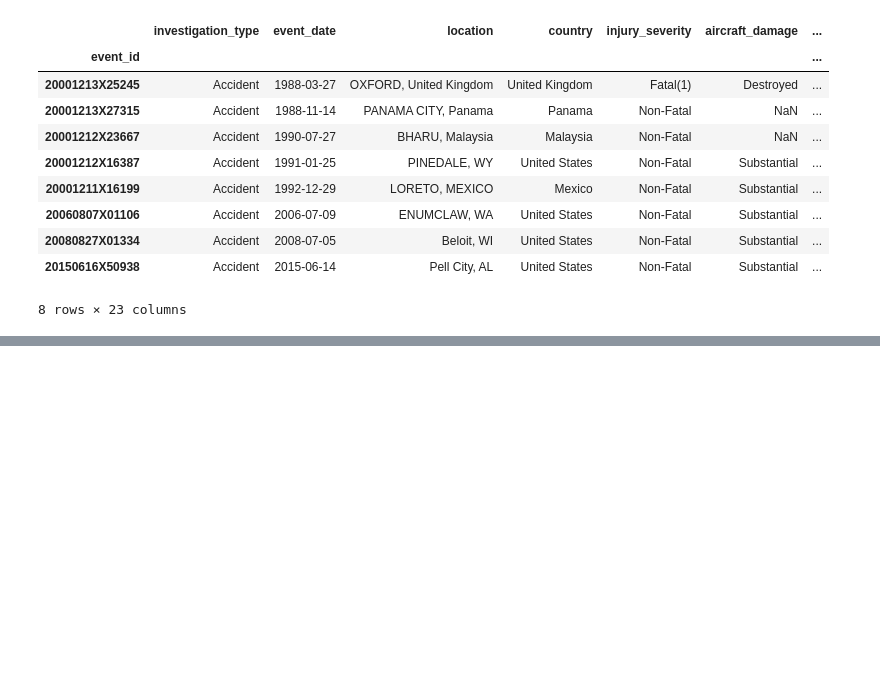
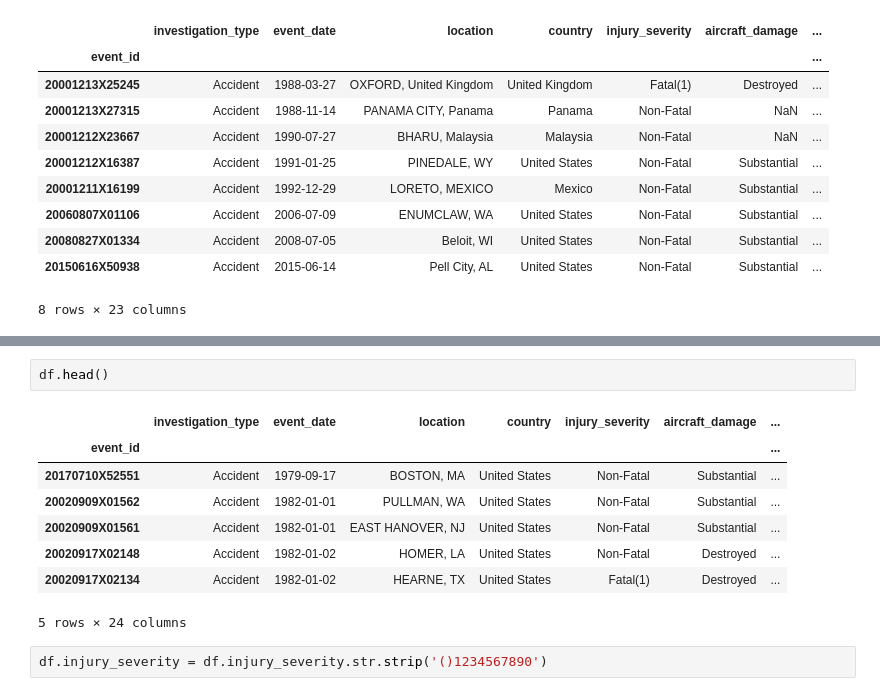
Before and after one commit to deniselouzada/air-accident-reports, a Jupyter notebook: ntsb-accidents.ipynb, the cells around one changed output, grey strips where cells are left out. Cells and saved outputs as stored; diff of their text form; blank space fills up the shorter version.

```diff
--- a/ntsb-accidents.ipynb
+++ b/ntsb-accidents.ipynb
@@ -239,0 +300,13 @@ Name: count, dtype: int64
+# %%
+df.head()
+# %% [output]
+|  | investigation_type | event_date | location | country | injury_severity | aircraft_damage | ... |
+| event_id |  |  |  |  |  |  | ... |
+| 20170710X52551 | Accident | 1979-09-17 | BOSTON, MA | United States | Non-Fatal | Substantial | ... |
+| 20020909X01562 | Accident | 1982-01-01 | PULLMAN, WA | United States | Non-Fatal | Substantial | ... |
+| 20020909X01561 | Accident | 1982-01-01 | EAST HANOVER, NJ | United States | Non-Fatal | Substantial | ... |
+| 20020917X02148 | Accident | 1982-01-02 | HOMER, LA | United States | Non-Fatal | Destroyed | ... |
+| 20020917X02134 | Accident | 1982-01-02 | HEARNE, TX | United States | Fatal(1) | Destroyed | ... |
+5 rows × 24 columns
+# %%
+df.injury_severity = df.injury_severity.str.strip('()1234567890')
```
Also changed, not shown: parts of 12 cells of this notebook.
